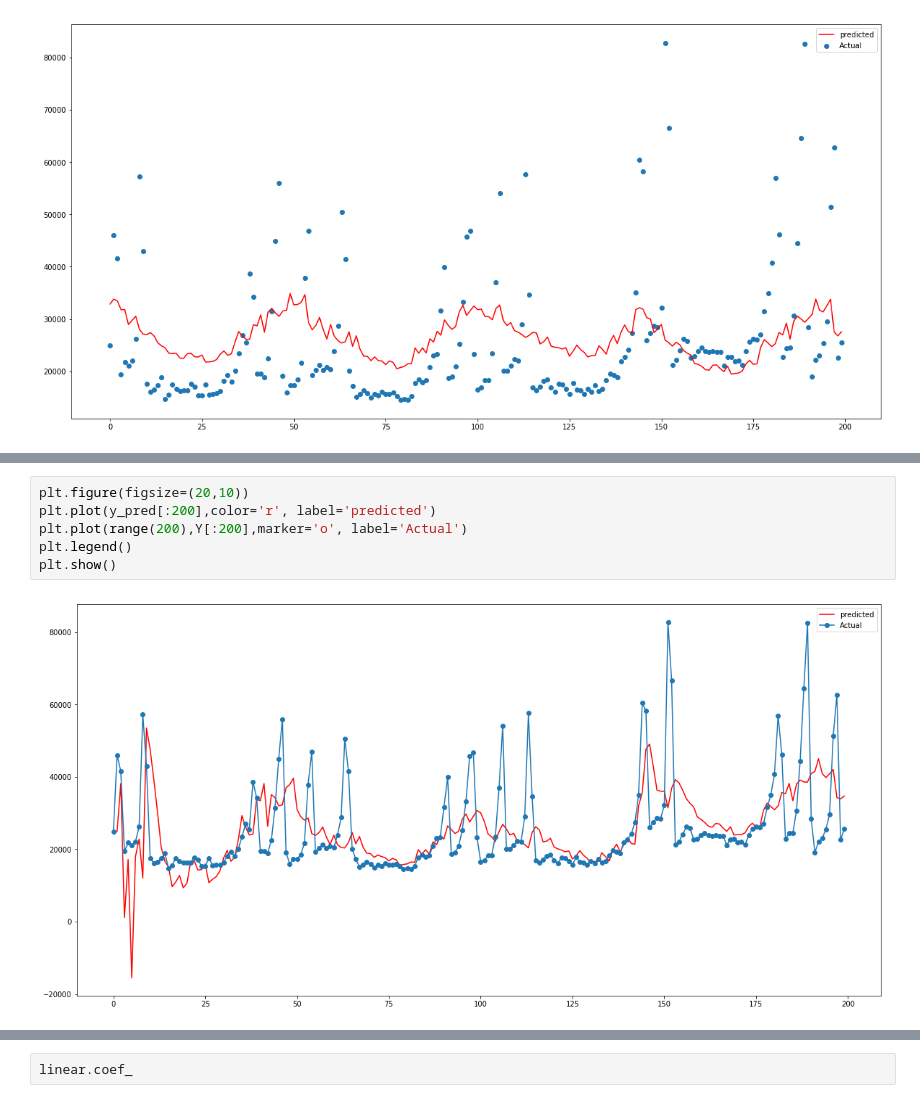
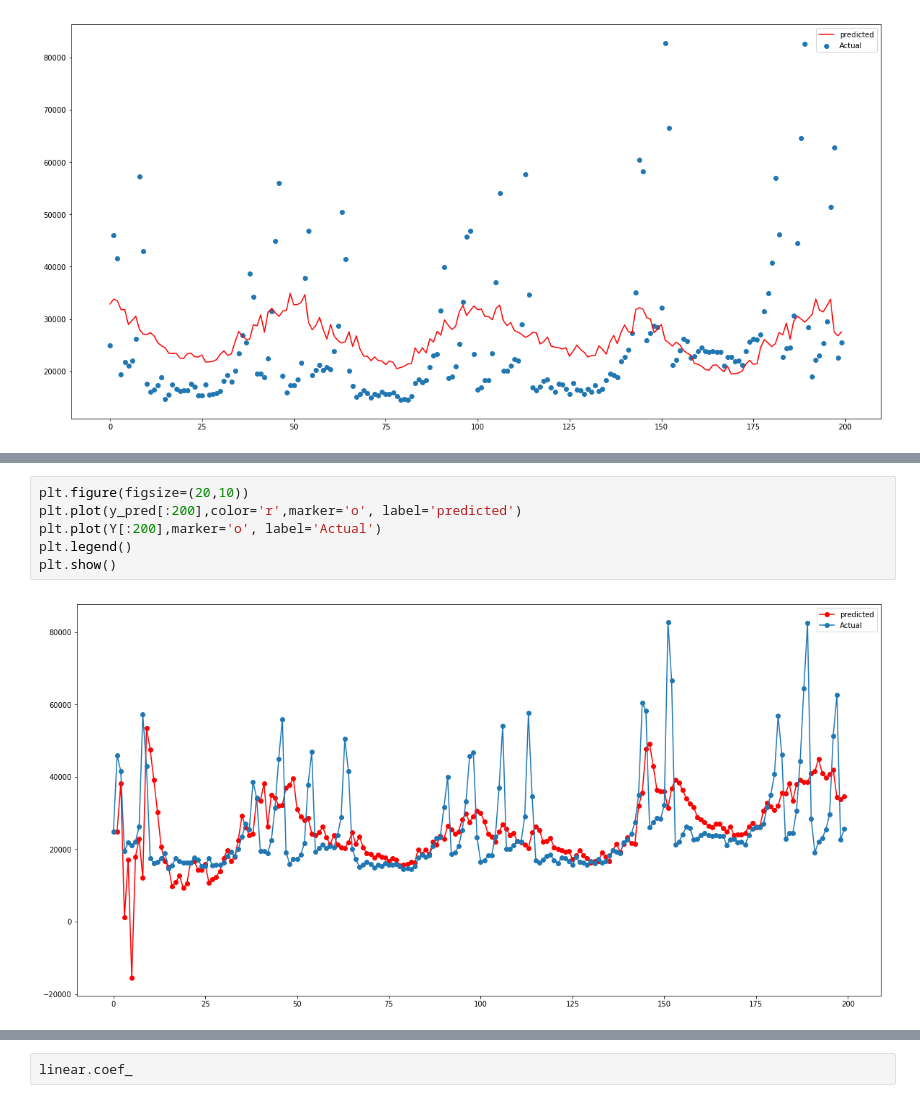
Before and after one commit to Aroraskank/Ice_cream_data_analysis, a Jupyter notebook: Science.ipynb, the cells around one changed output, grey strips where cells are left out. Drawn from its saved outputs; the diff is of its cells as text.

```diff
--- a/Science.ipynb
+++ b/Science.ipynb
@@ -460,8 +605,8 @@ print(np.sqrt(metrics.mean_squared_error(Y, y_pred)))
 # %%
 plt.figure(figsize=(20,10))
-plt.plot(y_pred[:200],color='r', label='predicted')
-plt.plot(range(200),Y[:200],marker='o', label='Actual')
+plt.plot(y_pred[:200],color='r',marker='o', label='predicted')
+plt.plot(Y[:200],marker='o', label='Actual')
 plt.legend()
 plt.show()
 # %% [output]
-[figure, old version]
+[figure, new version]
```
Also changed, not shown: parts of 64 cells of this notebook.
